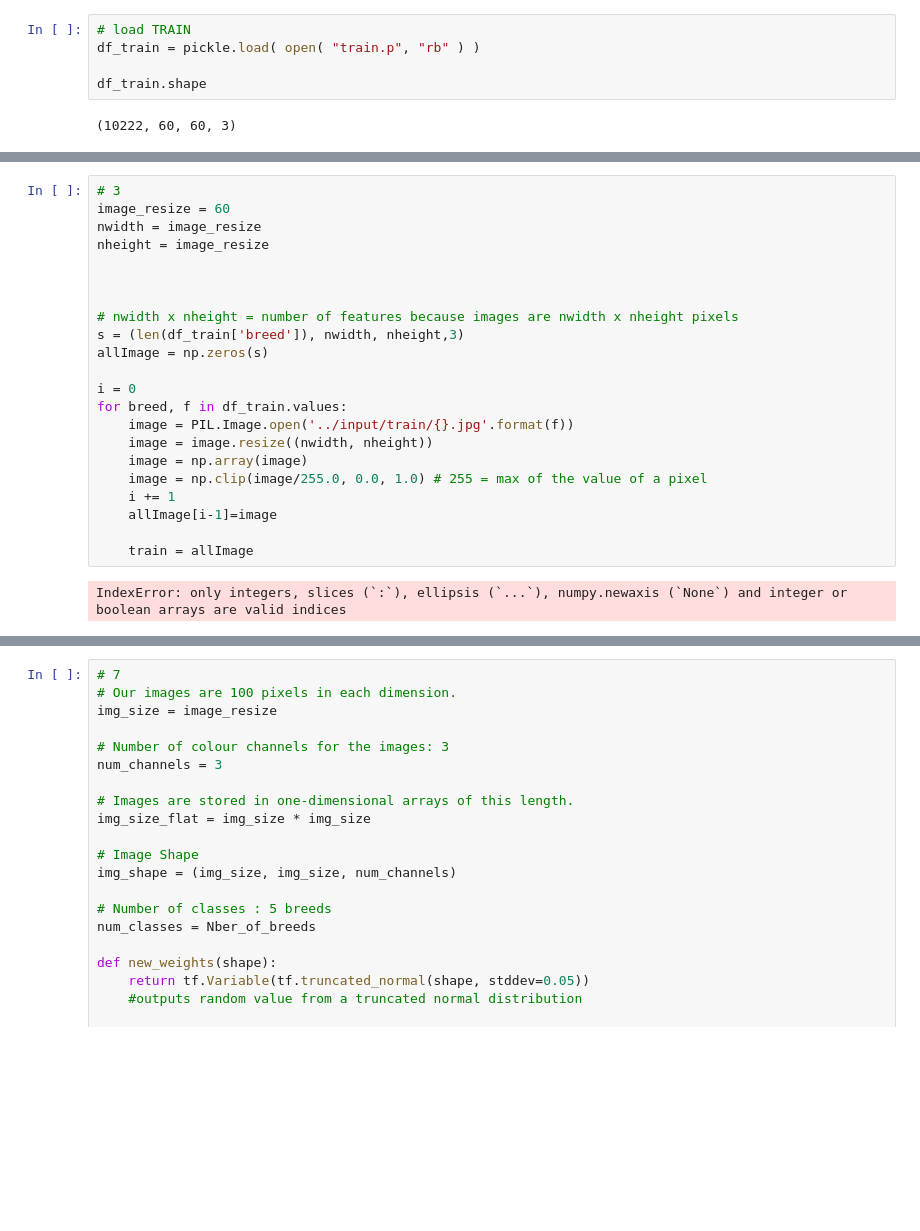
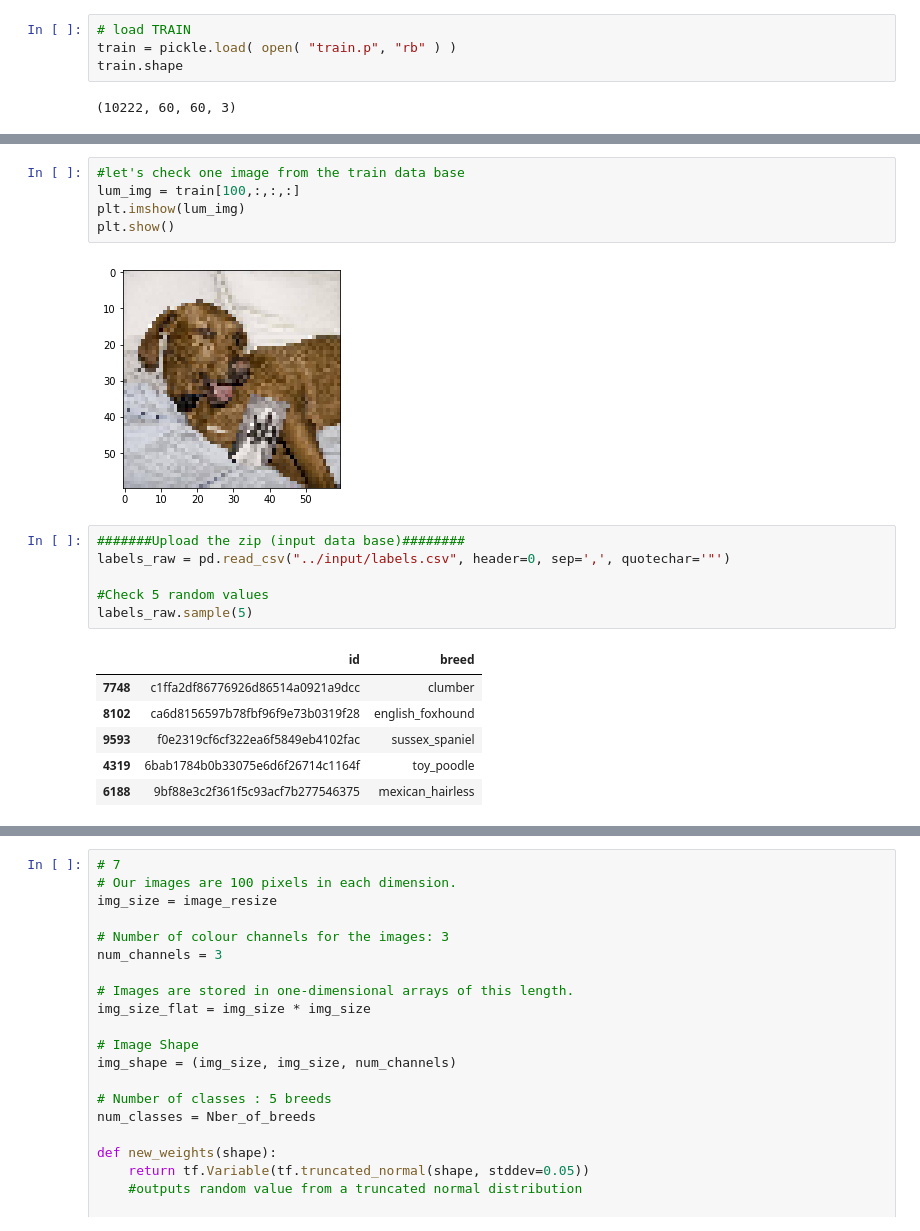
Before and after one commit to slane078/ucb_final, a Jupyter notebook: Dog-Breed-Main.ipynb, the cells around one changed output, grey strips where cells are left out. Drawn from its saved outputs; the diff is of its cells as text; blank space fills up the shorter version.

```diff
--- a/Dog-Breed-Main.ipynb
+++ b/Dog-Breed-Main.ipynb
@@ -84,8 +84,7 @@ Time usage: 0:00:39
 # %%
 # load TRAIN
-df_train = pickle.load( open( "train.p", "rb" ) )
-
-df_train.shape
+train = pickle.load( open( "train.p", "rb" ) )
+train.shape
 # %% [output]
 (10222, 60, 60, 3)
 # %%
@@ -95,29 +94,25 @@ df_test.shape
 # %% [output]
 (10357, 60, 60, 3)
-# %%
-# 3
-image_resize = 60
-nwidth = image_resize
-nheight = image_resize
-
-
-
-# nwidth x nheight = number of features because images are nwidth x nheight pixels
-s = (len(df_train['breed']), nwidth, nheight,3)
-allImage = np.zeros(s)
-
-i = 0
-for breed, f in df_train.values:
-    image = PIL.Image.open('../input/train/{}.jpg'.format(f))
-    image = image.resize((nwidth, nheight))
-    image = np.array(image)
-    image = np.clip(image/255.0, 0.0, 1.0) # 255 = max of the value of a pixel
-    i += 1
-    allImage[i-1]=image
-
-    train = allImage
-# %% [output]
-IndexError: only integers, slices (`:`), ellipsis (`...`), numpy.newaxis (`None`) and integer or boolean arrays are valid indices
+# %%
+#let's check one image from the train data base
+lum_img = train[100,:,:,:]
+plt.imshow(lum_img)
+plt.show()
+# %% [output]
+[figure, added]
+# %%
+#######Upload the zip (input data base)########
+labels_raw = pd.read_csv("../input/labels.csv", header=0, sep=',', quotechar='"')
+
+#Check 5 random values
+labels_raw.sample(5)
+# %% [output]
+|  | id | breed |
+| 7748 | c1ffa2df86776926d86514a0921a9dcc | clumber |
+| 8102 | ca6d8156597b78fbf96f9e73b0319f28 | english_foxhound |
+| 9593 | f0e2319cf6cf322ea6f5849eb4102fac | sussex_spaniel |
+| 4319 | 6bab1784b0b33075e6d6f26714c1164f | toy_poodle |
+| 6188 | 9bf88e3c2f361f5c93acf7b277546375 | mexican_hairless |
 # %%
 # 4
 Nber_of_breeds = 8
```
Also changed, not shown: parts of 24 cells of this notebook.
